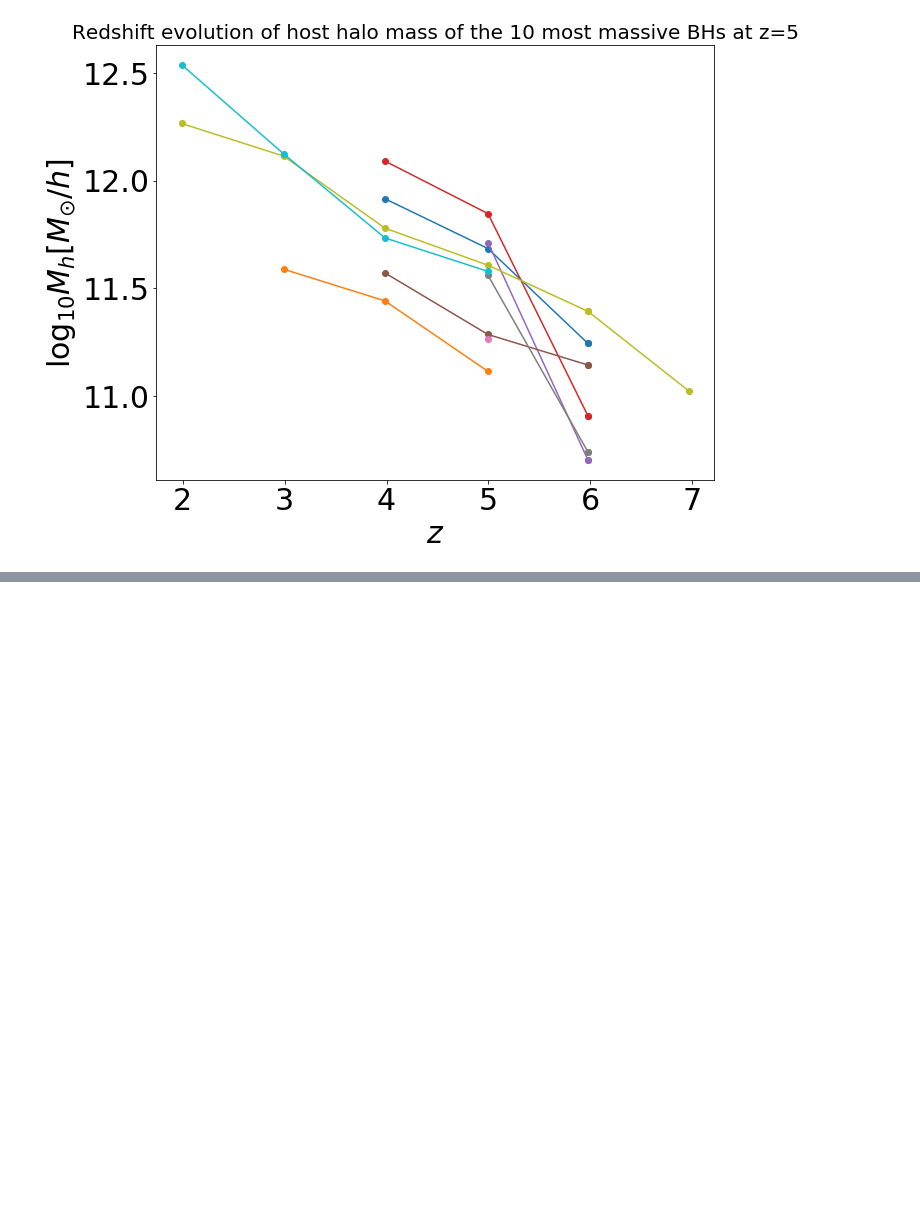
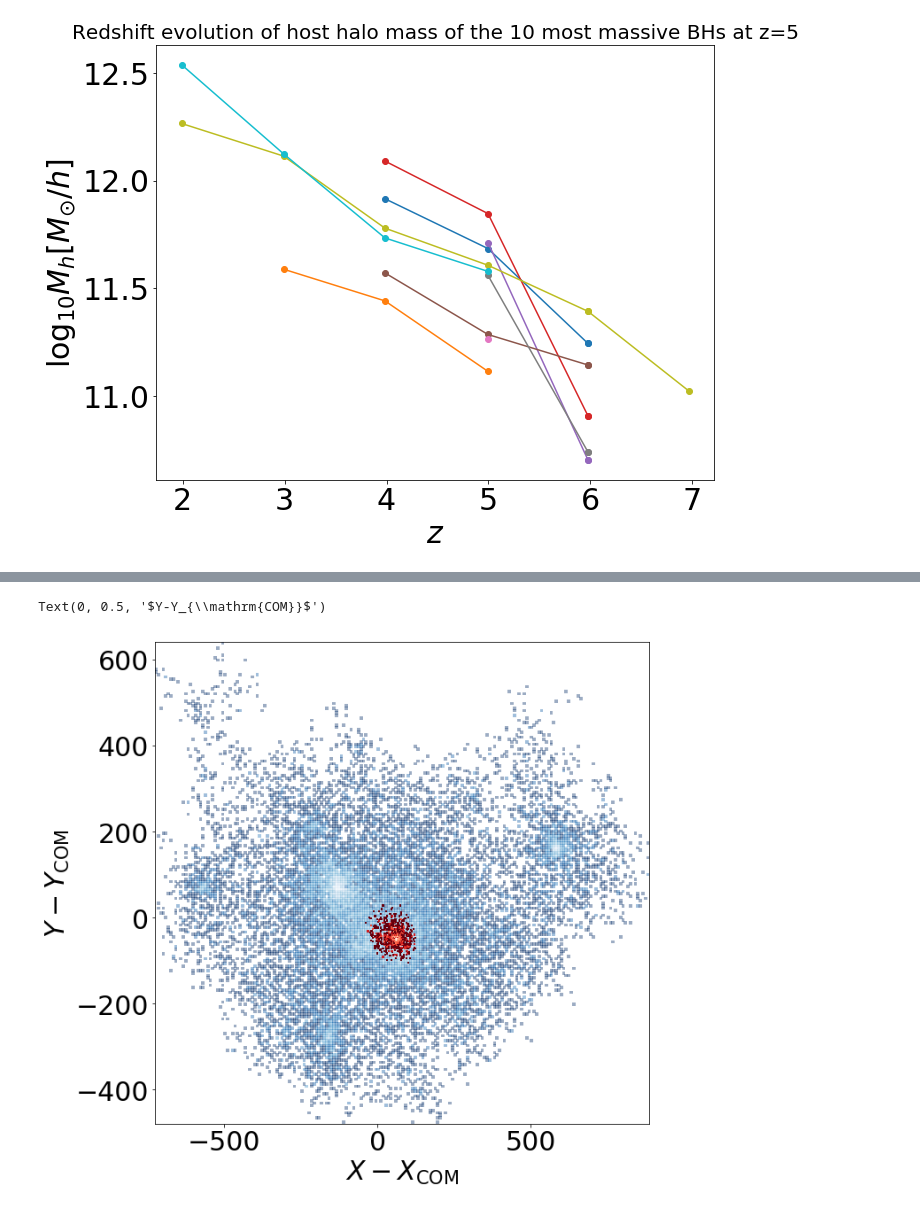
Before and after one commit to akbhowmi/arepo_package, a Jupyter notebook: example_codes.ipynb, the cells around one changed output, grey strips where cells are left out. Cells and saved outputs as stored; diff of their text form; code cells hidden in the pictures; blank space fills up the shorter version.

Commit message:
Added example images of spatial distributions

```diff
--- a/example_codes.ipynb
+++ b/example_codes.ipynb
@@ -509,0 +545,17 @@ Text(0, 0.5, '$\\log_{10}M_{h}[M_{\\odot}/h]$')
+# %%
+#particle_property='Coordinates'
+
+#p_type=4
+
+#desired_redshift=0.6
+
+subhalo_index=group_ids[-4]
+
+#group_type='subhalo'
+
+#basePath='/ufrc/lblecha/aklantbhowmick/arepo_runs_aklant/L25_n128/output/'
+
+
+subhalo_particles,group_particles,output_redshift=arepo_package.get_particle_property_within_groups(basePath,particle_property,p_type,desired_redshift,subhalo_index,group_type='subhalo',list_all=True)
+
+boxsize=arepo_package.get_box_size(basePath)
@@ -509,0 +581,20 @@ Text(0, 0.5, '$\\log_{10}M_{h}[M_{\\odot}/h]$')
+# %%
+
+f,ax=plt.subplots(figsize=(10,10))
+
+
+
+arepo_package.make_image(group_particles,group_particles,'xy',ax,boxsize,NBINS=200,colormap='Blues_r',opacity=0.4)
+
+arepo_package.make_image(subhalo_particles,group_particles,'xy',ax,boxsize,NBINS=50,colormap='Reds_r',opacity=1)
+
+arepo_package.make_image(group_particles,group_particles,'xy',ax,boxsize,NBINS=100,colormap='Blues_r',opacity=0)
+
+ax.tick_params(labelsize=30)
+
+ax.set_xlabel('$X-X_{\mathrm{COM}}$',fontsize=30)
+
+ax.set_ylabel('$Y-Y_{\mathrm{COM}}$',fontsize=30)
+# %% [output]
+Text(0, 0.5, '$Y-Y_{\\mathrm{COM}}$')
+[figure, added]
```
Also changed, not shown: parts of 7 cells of this notebook.
